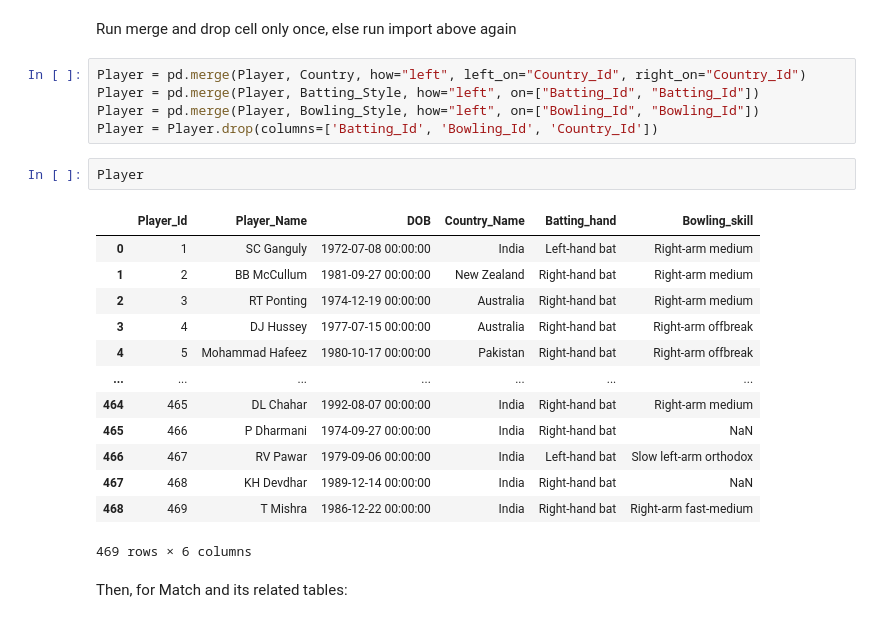
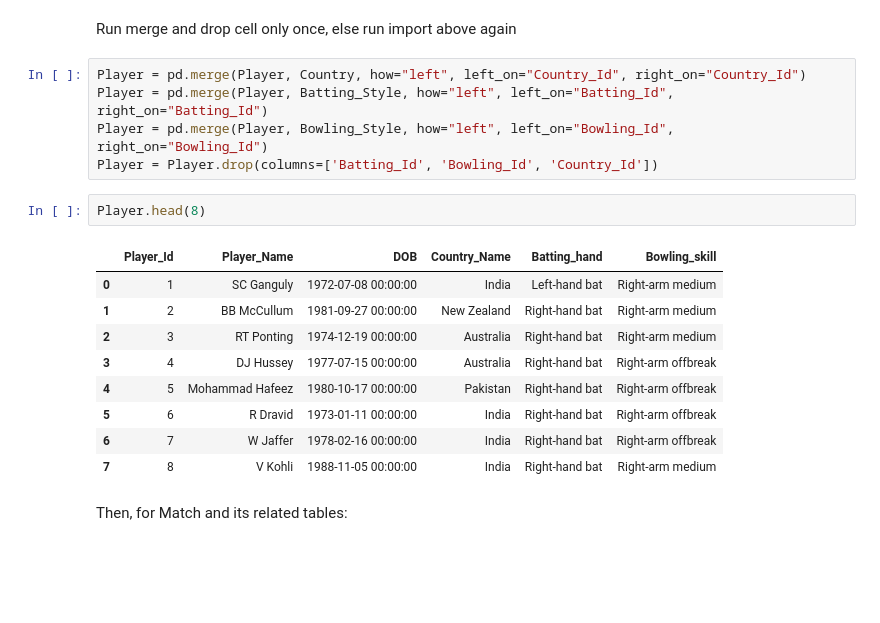
Before and after one commit to wanderingAviator/DataLakeProject, a Jupyter notebook: archive_2.ipynb, the cells around one changed output. Drawn from its saved outputs; the diff is of its cells as text; blank space fills up the shorter version.

Commit message:
completed merges with sqlite Match table

```diff
--- a/archive_2.ipynb
+++ b/archive_2.ipynb
@@ -47,25 +47,21 @@ Player = Player.rename(columns={'Country_Name': 'Country_Id', 'Batting_hand': 'B
 Run merge and drop cell only once, else run import above again
 # %%
 Player = pd.merge(Player, Country, how="left", left_on="Country_Id", right_on="Country_Id")
-Player = pd.merge(Player, Batting_Style, how="left", on=["Batting_Id", "Batting_Id"])
-Player = pd.merge(Player, Bowling_Style, how="left", on=["Bowling_Id", "Bowling_Id"])
+Player = pd.merge(Player, Batting_Style, how="left", left_on="Batting_Id", right_on="Batting_Id")
+Player = pd.merge(Player, Bowling_Style, how="left", left_on="Bowling_Id", right_on="Bowling_Id")
 Player = Player.drop(columns=['Batting_Id', 'Bowling_Id', 'Country_Id'])
 # %%
-Player
+Player.head(8)
 # %% [output]
 |  | Player_Id | Player_Name | DOB | Country_Name | Batting_hand | Bowling_skill |
 | 0 | 1 | SC Ganguly | 1972-07-08 00:00:00 | India | Left-hand bat | Right-arm medium |
 | 1 | 2 | BB McCullum | 1981-09-27 00:00:00 | New Zealand | Right-hand bat | Right-arm medium |
 | 2 | 3 | RT Ponting | 1974-12-19 00:00:00 | Australia | Right-hand bat | Right-arm medium |
 | 3 | 4 | DJ Hussey | 1977-07-15 00:00:00 | Australia | Right-hand bat | Right-arm offbreak |
 | 4 | 5 | Mohammad Hafeez | 1980-10-17 00:00:00 | Pakistan | Right-hand bat | Right-arm offbreak |
-| ... | ... | ... | ... | ... | ... | ... |
-| 464 | 465 | DL Chahar | 1992-08-07 00:00:00 | India | Right-hand bat | Right-arm medium |
-| 465 | 466 | P Dharmani | 1974-09-27 00:00:00 | India | Right-hand bat | NaN |
-| 466 | 467 | RV Pawar | 1979-09-06 00:00:00 | India | Left-hand bat | Slow left-arm orthodox |
-| 467 | 468 | KH Devdhar | 1989-12-14 00:00:00 | India | Right-hand bat | NaN |
-| 468 | 469 | T Mishra | 1986-12-22 00:00:00 | India | Right-hand bat | Right-arm fast-medium |
+| 5 | 6 | R Dravid | 1973-01-11 00:00:00 | India | Right-hand bat | Right-arm offbreak |
+| 6 | 7 | W Jaffer | 1978-02-16 00:00:00 | India | Right-hand bat | Right-arm offbreak |
+| 7 | 8 | V Kohli | 1988-11-05 00:00:00 | India | Right-hand bat | Right-arm medium |
-469 rows × 6 columns
 # %% [markdown]
 Then, for Match and its related tables:
 # %%
```
Also changed, not shown: parts of 23 cells of this notebook.
